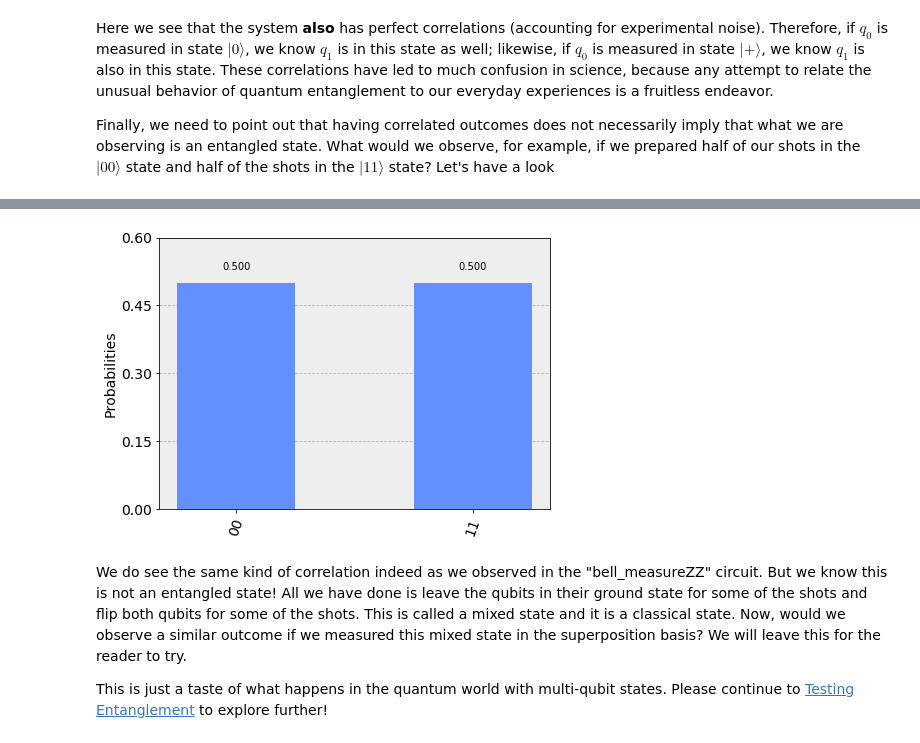
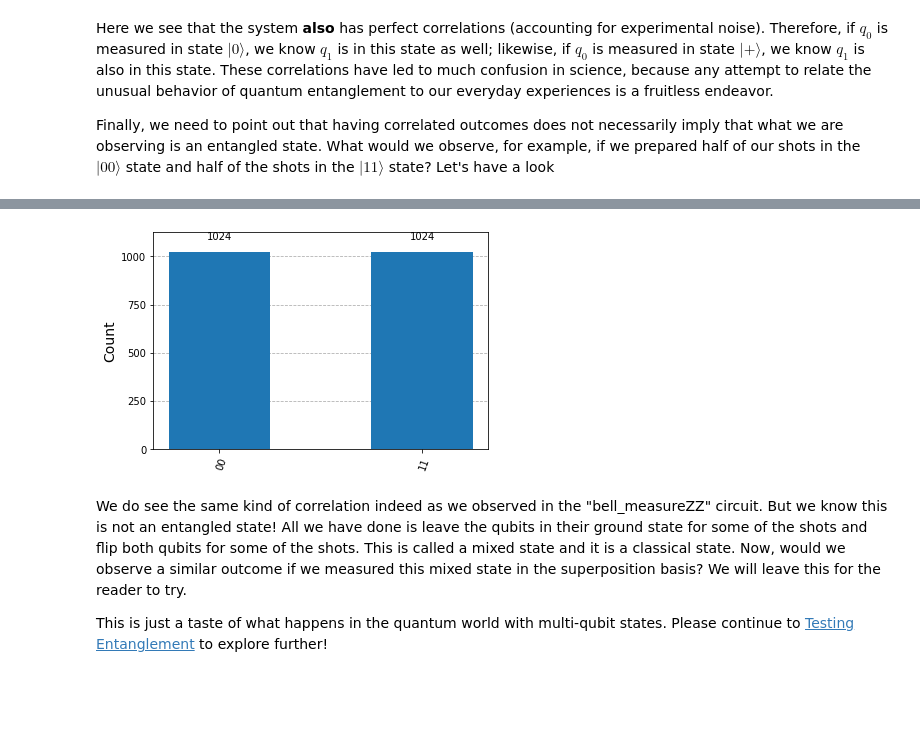
Before and after one commit to qiskit-community/qiskit-community-tutorials, a Jupyter notebook: terra/qis_intro/entanglement_introduction.ipynb, the cells around one changed output, grey strips where cells are left out. Drawn from its saved outputs; the diff is of its cells as text; code cells hidden in the pictures; blank space fills up the shorter version.

```diff
--- a/terra/qis_intro/entanglement_introduction.ipynb
+++ b/terra/qis_intro/entanglement_introduction.ipynb
@@ -174,0 +167,5 @@ plot_histogram(result.get_counts(bellXI))
+# %%
+new_circuit = transpile(bellIZ, backend)
+job = backend.run(new_circuit)
+
+plot_histogram(job.result().get_counts(bellZI))
@@ -174,0 +174,5 @@ plot_histogram(result.get_counts(bellXI))
+# %%
+new_circuit = transpile(bellIZ, backend)
+job = backend.run(new_circuit)
+
+plot_histogram(job.result().get_counts(bellXI))
@@ -182,0 +185,5 @@ plot_histogram(result.get_counts(bellZZ))
+# %%
+new_circuit = transpile(bellIZ, backend)
+job = backend.run(new_circuit)
+
+plot_histogram(job.result().get_counts(bellZZ))
@@ -190,0 +196,5 @@ plot_histogram(result.get_counts(bellXX))
+# %%
+new_circuit = transpile(bellIZ, backend)
+job = backend.run(new_circuit)
+
+plot_histogram(job.result().get_counts(bellXX))
@@ -212,17 +224,17 @@ mixed2.draw(output='mpl')
 # %%
 mixed_state = [mixed1,mixed2]
-job = execute(mixed_state, backend)
-result = job.result()
+job = transpile(mixed_state, backend)
+result = backend.run(job).result()
 
 counts1 = result.get_counts(mixed_state[0])
 counts2 = result.get_counts(mixed_state[1])
 
 from collections import Counter
 ground = Counter(counts1)
 excited = Counter(counts2)
 plot_histogram(ground+excited)
 # %% [output]
-[figure, old version]
+[figure, new version]
 # %% [markdown]
 We do see the same kind of correlation indeed as we observed in the "bell_measureZZ" circuit. But we know this is not an entangled state! All we have done is leave the qubits in their ground state for some of the shots and flip both qubits for some of the shots. This is called a mixed state and it is a classical state. Now, would we observe a similar outcome if we measured this mixed state in the superposition basis? We will leave this for the reader to try.
 
```
Also changed, not shown: parts of 24 cells of this notebook.
